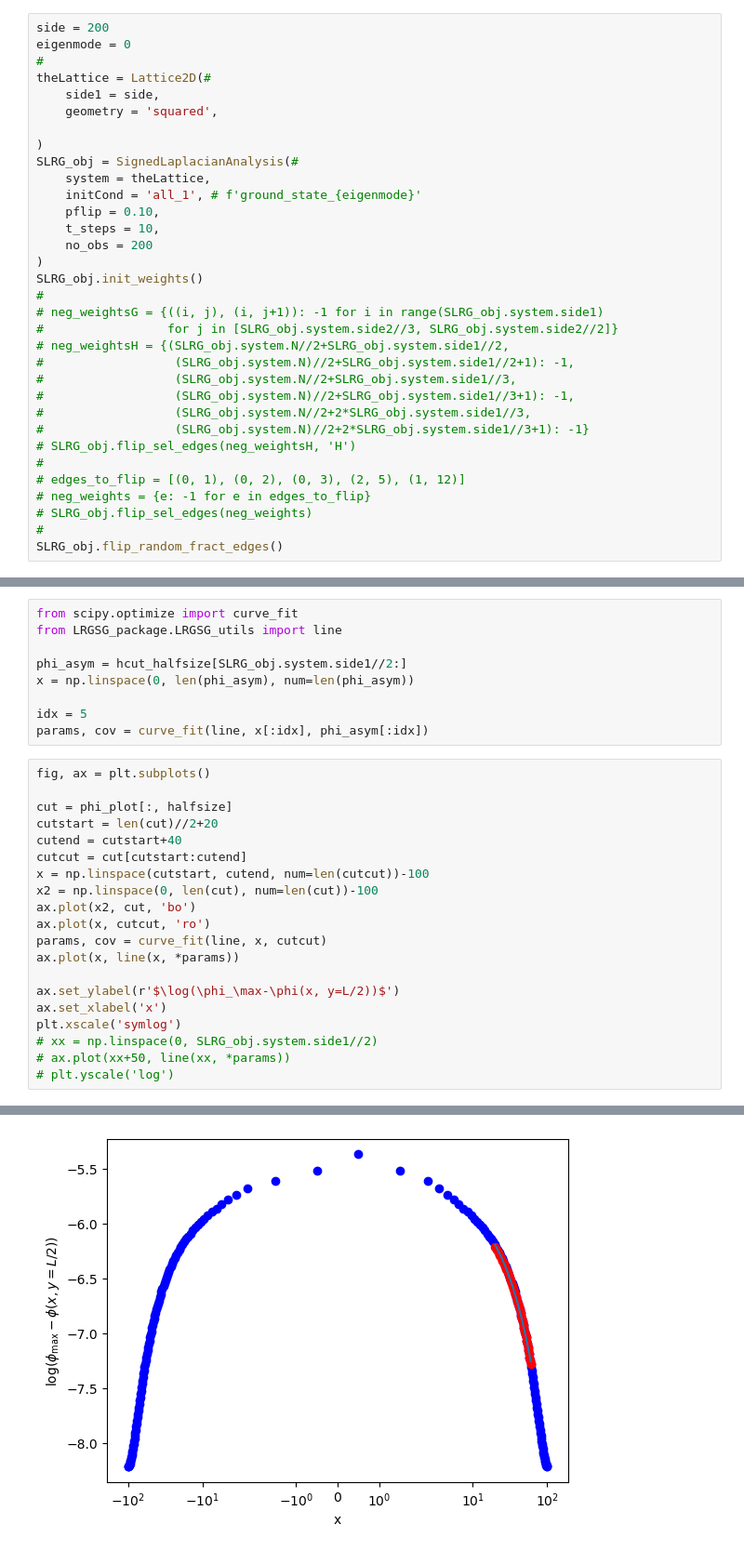
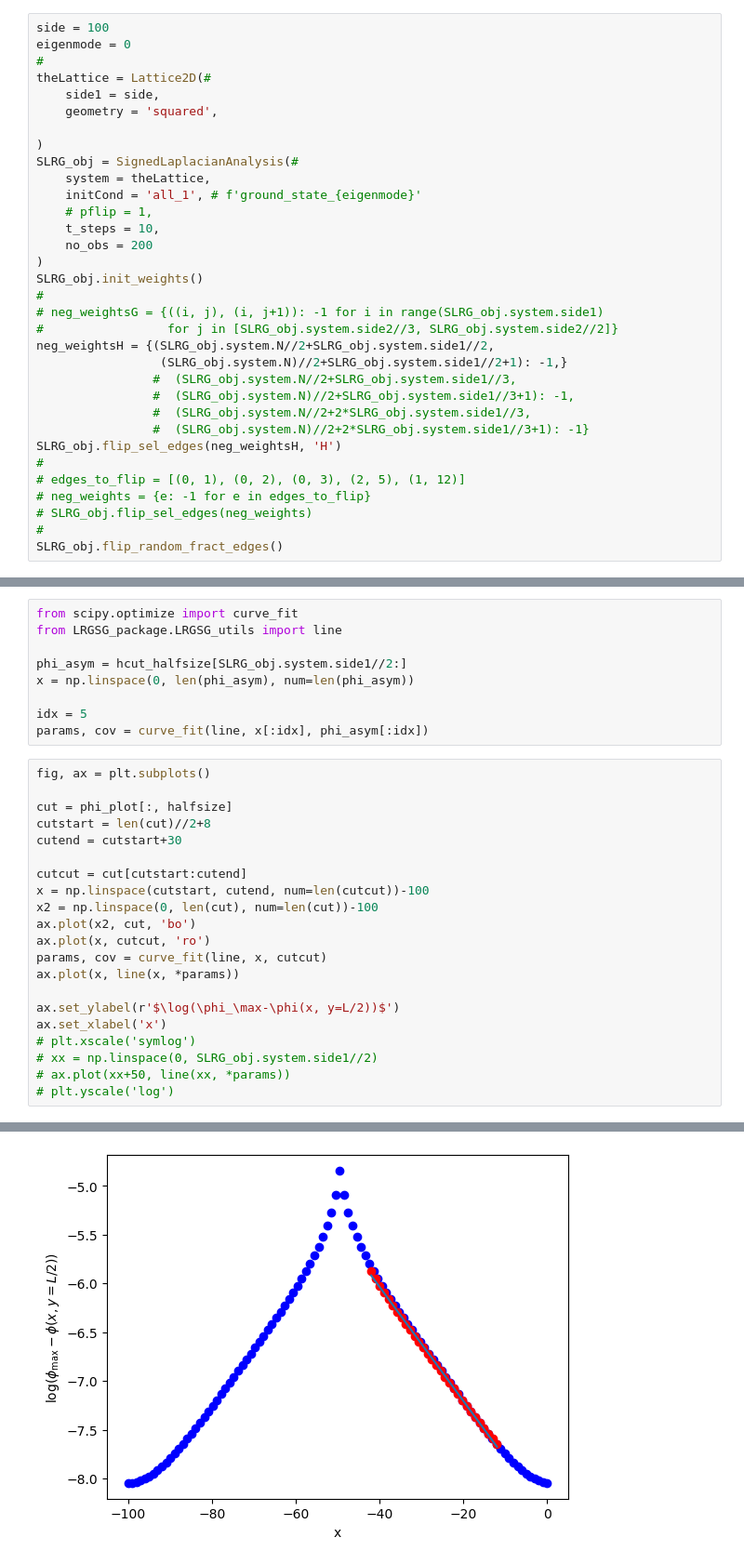
Before and after one commit to giulioiannelli/lrgsglib-public, a Jupyter notebook: notebooks/lattc2dsq_SLDynamics.ipynb, the cells around one changed output, grey strips where cells are left out. Shown at 93% size. Cells and saved outputs as stored; diff of their text form.

```diff
--- a/notebooks/lattc2dsq_SLDynamics.ipynb
+++ b/notebooks/lattc2dsq_SLDynamics.ipynb
@@ -12,7 +12,7 @@ move_to_rootf(print_tf=True)
 # %% [output]
 cwd: /home/opisthofulax/PhD/projects/complex-networks/LRG-Signed
 # %%
-side = 200
+side = 100
 eigenmode = 0
 #
 theLattice = Lattice2D(#
@@ -23,7 +23,7 @@ theLattice = Lattice2D(#
 SLRG_obj = SignedLaplacianAnalysis(#
     system = theLattice,
     initCond = 'all_1', # f'ground_state_{eigenmode}'
-    pflip = 0.10,
+    # pflip = 1,
     t_steps = 10,
     no_obs = 200
 )
@@ -31,13 +31,13 @@ SLRG_obj.init_weights()
 #
 # neg_weightsG = {((i, j), (i, j+1)): -1 for i in range(SLRG_obj.system.side1)
 #                 for j in [SLRG_obj.system.side2//3, SLRG_obj.system.side2//2]}
-# neg_weightsH = {(SLRG_obj.system.N//2+SLRG_obj.system.side1//2,
-#                  (SLRG_obj.system.N)//2+SLRG_obj.system.side1//2+1): -1,
-#                  (SLRG_obj.system.N//2+SLRG_obj.system.side1//3,
-#                  (SLRG_obj.system.N)//2+SLRG_obj.system.side1//3+1): -1,
-#                  (SLRG_obj.system.N//2+2*SLRG_obj.system.side1//3,
-#                  (SLRG_obj.system.N)//2+2*SLRG_obj.system.side1//3+1): -1}
-# SLRG_obj.flip_sel_edges(neg_weightsH, 'H')
+neg_weightsH = {(SLRG_obj.system.N//2+SLRG_obj.system.side1//2,
+                 (SLRG_obj.system.N)//2+SLRG_obj.system.side1//2+1): -1,}
+                #  (SLRG_obj.system.N//2+SLRG_obj.system.side1//3,
+                #  (SLRG_obj.system.N)//2+SLRG_obj.system.side1//3+1): -1,
+                #  (SLRG_obj.system.N//2+2*SLRG_obj.system.side1//3,
+                #  (SLRG_obj.system.N)//2+2*SLRG_obj.system.side1//3+1): -1}
+SLRG_obj.flip_sel_edges(neg_weightsH, 'H')
 #
 # edges_to_flip = [(0, 1), (0, 2), (0, 3), (2, 5), (1, 12)]
 # neg_weights = {e: -1 for e in edges_to_flip}
@@ -125,8 +125,9 @@ params, cov = curve_fit(line, x[:idx], phi_asym[:idx])
 fig, ax = plt.subplots()
 
 cut = phi_plot[:, halfsize]
-cutstart = len(cut)//2+20
-cutend = cutstart+40
+cutstart = len(cut)//2+8
+cutend = cutstart+30
+
 cutcut = cut[cutstart:cutend]
 x = np.linspace(cutstart, cutend, num=len(cutcut))-100
 x2 = np.linspace(0, len(cut), num=len(cut))-100
@@ -137,7 +138,7 @@ ax.plot(x, line(x, *params))
 
 ax.set_ylabel(r'$\log(\phi_\max-\phi(x, y=L/2))$')
 ax.set_xlabel('x')
-plt.xscale('symlog')
+# plt.xscale('symlog')
 # xx = np.linspace(0, SLRG_obj.system.side1//2)
 # ax.plot(xx+50, line(xx, *params))
 # plt.yscale('log')
@@ -145,2 +147,2 @@ plt.xscale('symlog')
-[figure, old version]
+[figure, new version]
 # %%
```
Also changed, not shown: parts of 4 cells of this notebook, 3 other files.
